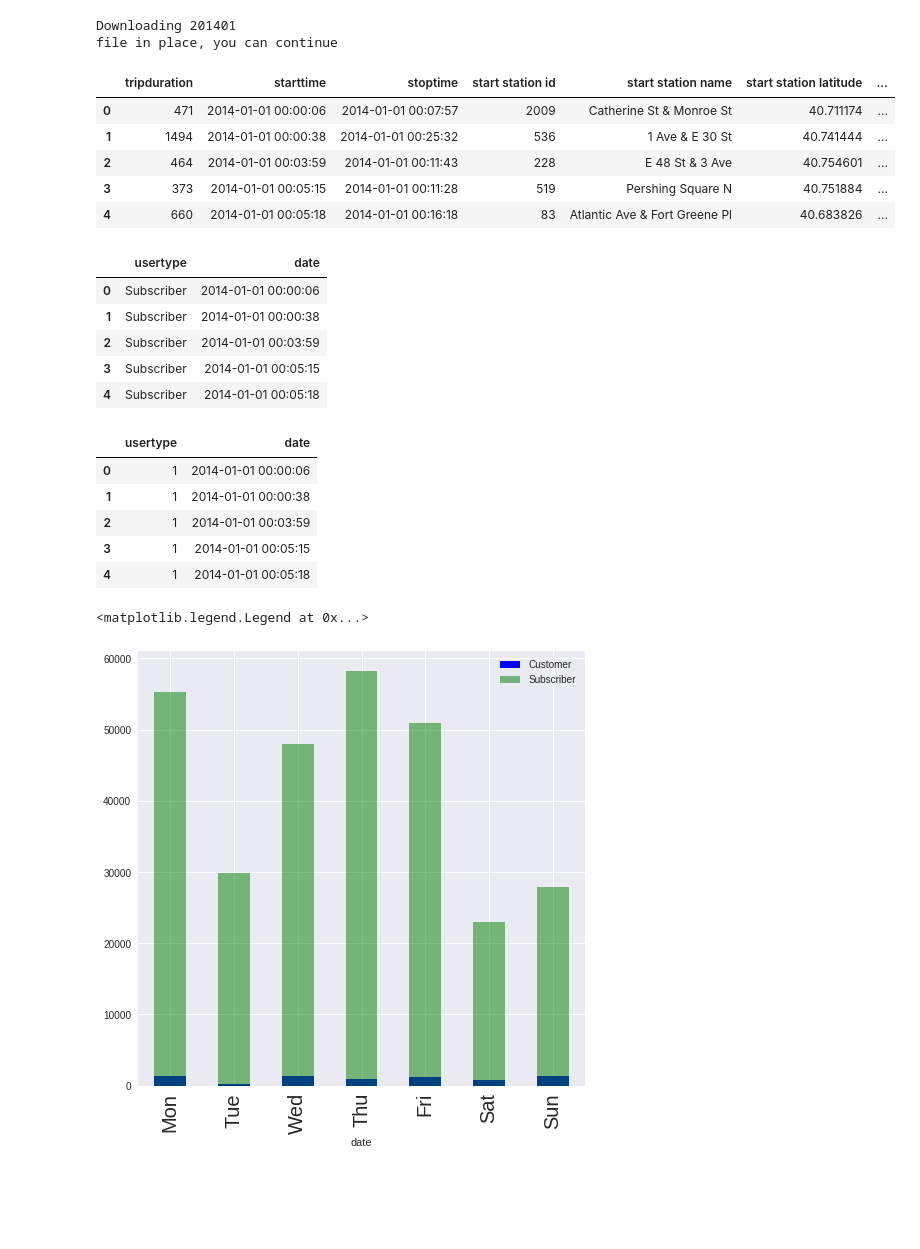
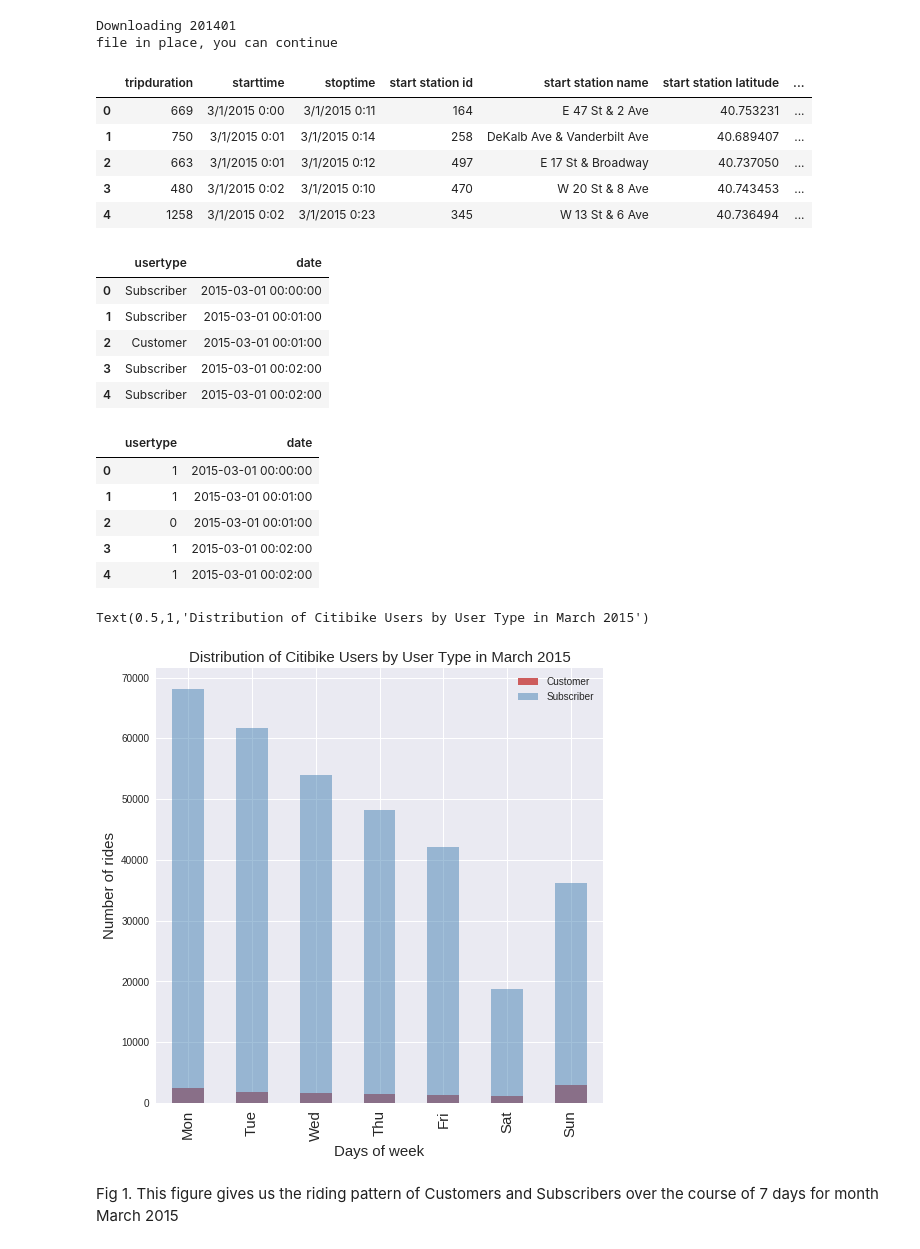
Before and after one commit to gauravcusp/Urban_Informatics_Coding_Assignments, a Jupyter notebook: HW7_gb1877/HW7_1_gb1877.ipynb, the cells around one changed output. Cells and saved outputs as stored; diff of their text form; code cells hidden in the pictures; blank space fills up the shorter version.

```diff
--- a/HW7_gb1877/HW7_1_gb1877.ipynb
+++ b/HW7_gb1877/HW7_1_gb1877.ipynb
@@ -59,7 +60,7 @@ Downloading 201401
 file in place, you can continue
 # %%
 
-df = pd.read_csv(os.getenv("PUIDATA") + "/" + '201401'+ '-citibike-tripdata.csv')
+df = pd.read_csv(os.getenv("PUIDATA") + "/" + '201503'+ '-citibike-tripdata.csv')
 # df is the dataframe where the content of the csv file is stored
 df['date'] = pd.to_datetime(df['starttime'])
 # note that with dataframes I can refer to variables as dictionary keys,
@@ -67,11 +68,11 @@ df['date'] = pd.to_datetime(df['starttime'])
 df.head()
 # %% [output]
 |  | tripduration | starttime | stoptime | start station id | start station name | start station latitude | ... |
-| 0 | 471 | 2014-01-01 00:00:06 | 2014-01-01 00:07:57 | 2009 | Catherine St & Monroe St | 40.711174 | ... |
-| 1 | 1494 | 2014-01-01 00:00:38 | 2014-01-01 00:25:32 | 536 | 1 Ave & E 30 St | 40.741444 | ... |
-| 2 | 464 | 2014-01-01 00:03:59 | 2014-01-01 00:11:43 | 228 | E 48 St & 3 Ave | 40.754601 | ... |
-| 3 | 373 | 2014-01-01 00:05:15 | 2014-01-01 00:11:28 | 519 | Pershing Square N | 40.751884 | ... |
-| 4 | 660 | 2014-01-01 00:05:18 | 2014-01-01 00:16:18 | 83 | Atlantic Ave & Fort Greene Pl | 40.683826 | ... |
+| 0 | 669 | 3/1/2015 0:00 | 3/1/2015 0:11 | 164 | E 47 St & 2 Ave | 40.753231 | ... |
+| 1 | 750 | 3/1/2015 0:01 | 3/1/2015 0:14 | 258 | DeKalb Ave & Vanderbilt Ave | 40.689407 | ... |
+| 2 | 663 | 3/1/2015 0:01 | 3/1/2015 0:12 | 497 | E 17 St & Broadway | 40.737050 | ... |
+| 3 | 480 | 3/1/2015 0:02 | 3/1/2015 0:10 | 470 | W 20 St & 8 Ave | 40.743453 | ... |
+| 4 | 1258 | 3/1/2015 0:02 | 3/1/2015 0:23 | 345 | W 13 St & 6 Ave | 40.736494 | ... |
 # %%
 df.drop(['tripduration', 'starttime', 'stoptime', 'start station id',
        'start station name', 'start station latitude',
@@ -82,37 +83,47 @@ df.drop(['tripduration', 'starttime', 'stoptime', 'start station id',
 df.head()
 # %% [output]
 |  | usertype | date |
-| 0 | Subscriber | 2014-01-01 00:00:06 |
-| 1 | Subscriber | 2014-01-01 00:00:38 |
-| 2 | Subscriber | 2014-01-01 00:03:59 |
-| 3 | Subscriber | 2014-01-01 00:05:15 |
-| 4 | Subscriber | 2014-01-01 00:05:18 |
+| 0 | Subscriber | 2015-03-01 00:00:00 |
+| 1 | Subscriber | 2015-03-01 00:01:00 |
+| 2 | Customer | 2015-03-01 00:01:00 |
+| 3 | Subscriber | 2015-03-01 00:02:00 |
+| 4 | Subscriber | 2015-03-01 00:02:00 |
 # %%
-df['usertype'] = df.usertype.replace('Customer', 2)
+df['usertype'] = df.usertype.replace('Customer', 0)
 df['usertype'] = df.usertype.replace('Subscriber', 1)
 df.head()
 # %% [output]
 |  | usertype | date |
-| 0 | 1 | 2014-01-01 00:00:06 |
-| 1 | 1 | 2014-01-01 00:00:38 |
-| 2 | 1 | 2014-01-01 00:03:59 |
-| 3 | 1 | 2014-01-01 00:05:15 |
-| 4 | 1 | 2014-01-01 00:05:18 |
+| 0 | 1 | 2015-03-01 00:00:00 |
+| 1 | 1 | 2015-03-01 00:01:00 |
+| 2 | 0 | 2015-03-01 00:01:00 |
+| 3 | 1 | 2015-03-01 00:02:00 |
+| 4 | 1 | 2015-03-01 00:02:00 |
 # %%
-fig=pl.figure(figsize=(8,8))
+fig = pl.figure(figsize(8,8))
 
-#instead of plotting with matplotlib i.e. plot() i use the plot method in pandas
-norm_w = 1
-ax=((df['date'][df['usertype'] == 2].groupby([df['date'].dt.weekday]).count()) / norm_w).plot(kind="bar",color='blue',label='Customer')
+#instad of plotting with matplotlib i.e. plot() i use the plot method in pandas
+norm_c = 1
+((df['date'][df['usertype'] == 0].groupby([df['date'].dt.weekday]).count()) / norm_c).plot(kind="bar",
+                                                                                         color='IndianRed',
+                                                                                         label='Customer')
 
-norm_m = 1
-ax = ((df['date'][df['usertype'] == 1].groupby([df['date'].dt.weekday]).count()) / norm_m).plot(kind="bar",color='green',alpha=0.5,label='Subscriber')
+norm_s = 1
+ax = ((df['date'][df['usertype'] == 1].groupby([df['date'].dt.weekday]).count()) / norm_s).plot(kind="bar",
+                                                                                              color='SteelBlue',
+                                                                                              alpha=0.5,
+                                                                                              label='Subscriber')
 
-tmp = ax.xaxis.set_ticklabels(['Mon', 'Tue', 'Wed', 'Thu', 'Fri', 'Sat', 'Sun'], fontsize=20)
+tmp = ax.xaxis.set_ticklabels(['Mon', 'Tue', 'Wed', 'Thu', 'Fri', 'Sat', 'Sun'], fontsize=15)
 pl.legend()
+pl.xlabel('Days of week', fontsize=15)
+pl.ylabel('Number of rides', fontsize=15)
+pl.title('Distribution of Citibike Users by User Type in March 2015', fontsize=15)
 # %% [output]
-<matplotlib.legend.Legend at 0x...>
+Text(0.5,1,'Distribution of Citibike Users by User Type in March 2015')
-[figure, old version]
+[figure, new version]
+# %% [markdown]
+Fig 1. This figure gives us the riding pattern of Customers and Subscribers over the course of 7 days for month March 2015
 # %%
 fig=pl.figure(figsize(12,12))
 
```
Also changed, not shown: parts of 30 cells of this notebook.
